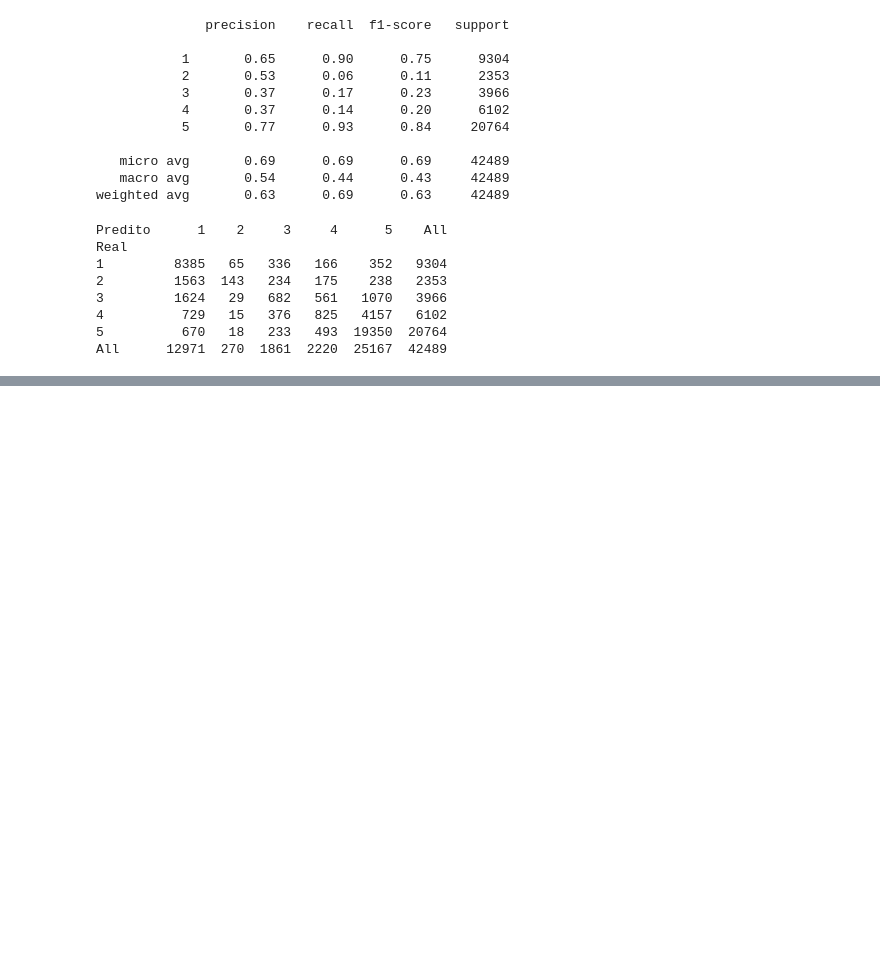
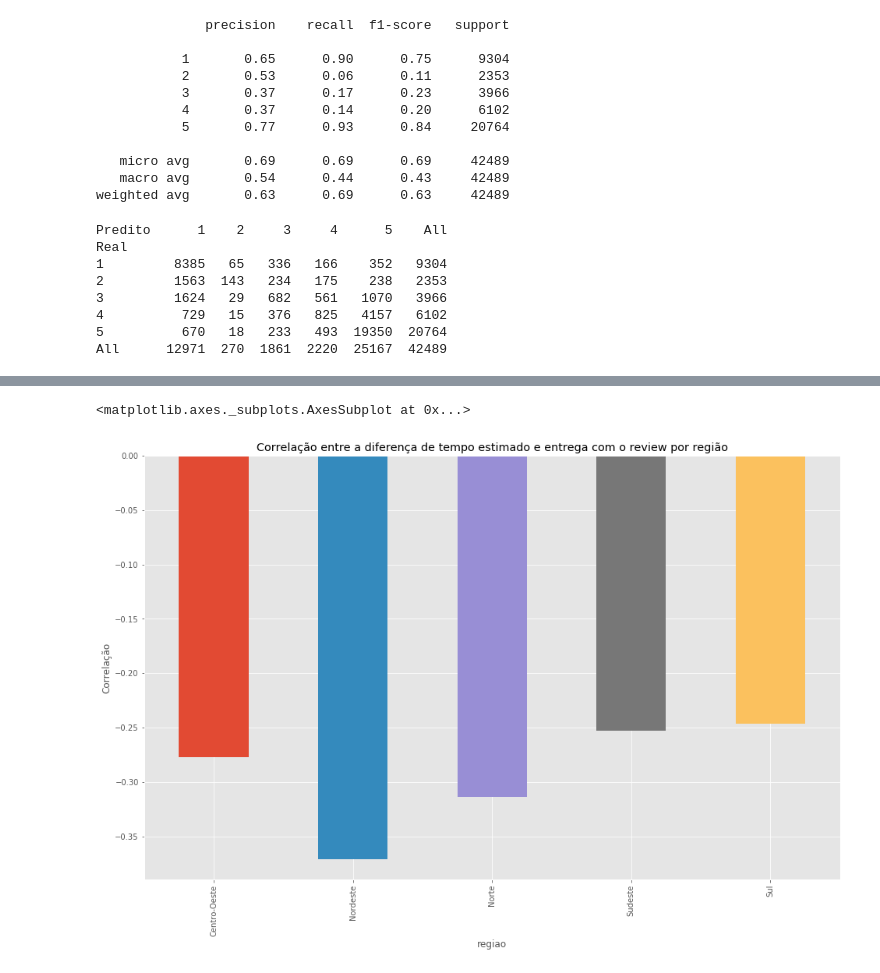
Before and after one commit to Crissky/brazilian-ecommerce, a Jupyter notebook: Notebooks/GERAL.ipynb, the cells around one changed output, grey strips where cells are left out. Saved outputs shown, nothing was run; the diff lists cells and outputs as text; code cells hidden in the pictures; blank space fills up the shorter version.

Commit message:
Correlação separada por regiao | estimativa-entrega x review

```diff
--- a/Notebooks/GERAL.ipynb
+++ b/Notebooks/GERAL.ipynb
@@ -585,0 +615,6 @@ All      12971  270  1861  2220  25167  42489
+# %%
+orders = raw_orders.copy() #pd.read_csv('../brazilian-ecommerce/olist_orders_dataset.csv')
+orders.head()
+
+customers_orders = pd.merge(local,orders,on='customer_id')
+customers_orders.head()
@@ -585,0 +628,3 @@ All      12971  270  1861  2220  25167  42489
+# %%
+reviews_orders = pd.merge(customers_orders, reviews, on='order_id')
+reviews_orders
@@ -585,0 +650,10 @@ All      12971  270  1861  2220  25167  42489
+# %%
+reviews_orders['order_delivered_customer_date'] = pd.to_datetime(reviews_orders['order_delivered_customer_date'])
+reviews_orders['order_estimated_delivery_date'] = pd.to_datetime(reviews_orders['order_estimated_delivery_date'])
+
+reviews_orders['order_delta_estimated_delivered_customer_date'] = (reviews_orders['order_delivered_customer_date'] - reviews_orders['order_estimated_delivery_date']).dt.days
+# %%
+resultado = reviews_orders.groupby(['regiao'])[['order_delta_estimated_delivered_customer_date', 'review_score']].corr(method='pearson')
+
+resultado = resultado[(resultado['review_score'] < 1)]
+resultado
@@ -585,0 +668,9 @@ All      12971  270  1861  2220  25167  42489
+# %%
+fig, ax = plt.subplots()
+plt.title('Correlação entre a diferença de tempo estimado e entrega com o review por região')
+plt.ylabel("Correlação")
+plt.xlabel("Região ")
+resultado.groupby(['regiao'])['review_score'].median().plot(kind='bar')
+# %% [output]
+<matplotlib.axes._subplots.AxesSubplot at 0x...>
+[figure, added]
```
Also changed, not shown: parts of 12 cells of this notebook.
